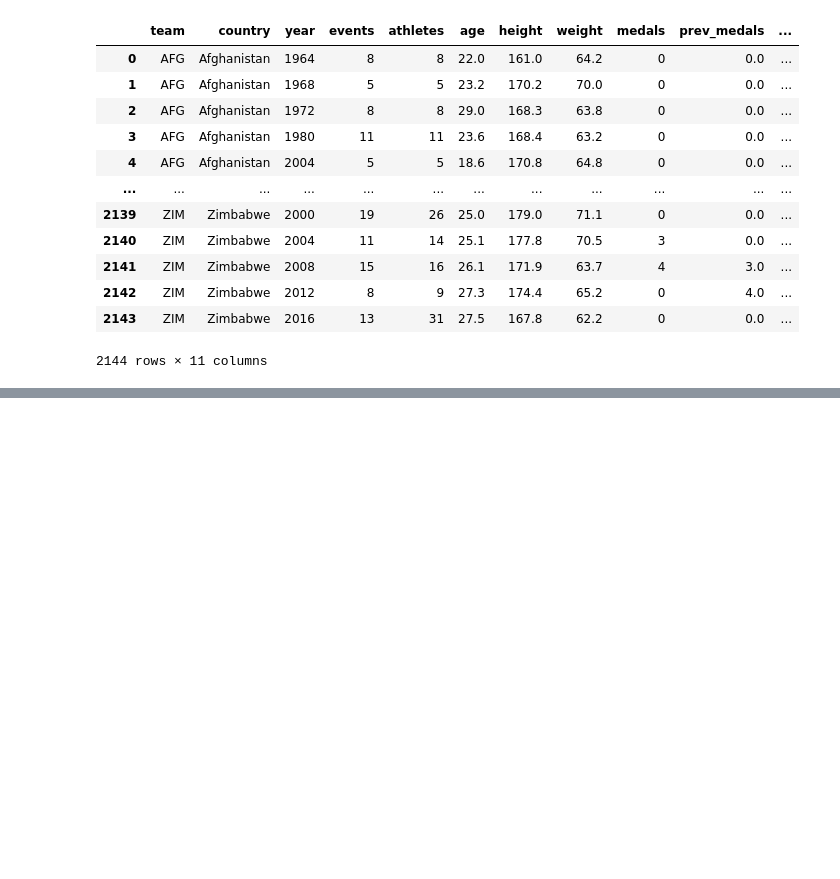
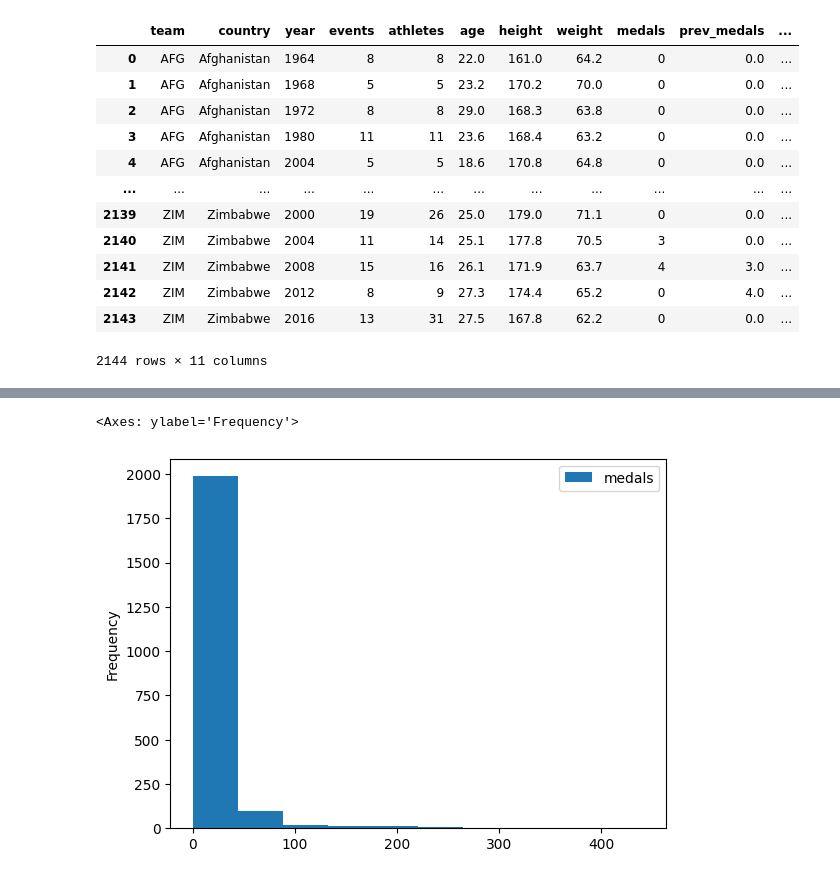
Before and after one commit to rahmadyd/Linear_regression, a Jupyter notebook: team.ipynb, the cells around one changed output, grey strips where cells are left out. Saved outputs shown, nothing was run; the diff lists cells and outputs as text; code cells hidden in the pictures; blank space fills up the shorter version.

```diff
--- a/team.ipynb
+++ b/team.ipynb
@@ -24,0 +60,5 @@ KeyError: "['athlete'] not in index"
+# %%
+teams.plot.hist(y="medals")
+# %% [output]
+<Axes: ylabel='Frequency'>
+[figure, added]
```
Also changed, not shown: parts of 39 cells of this notebook.
